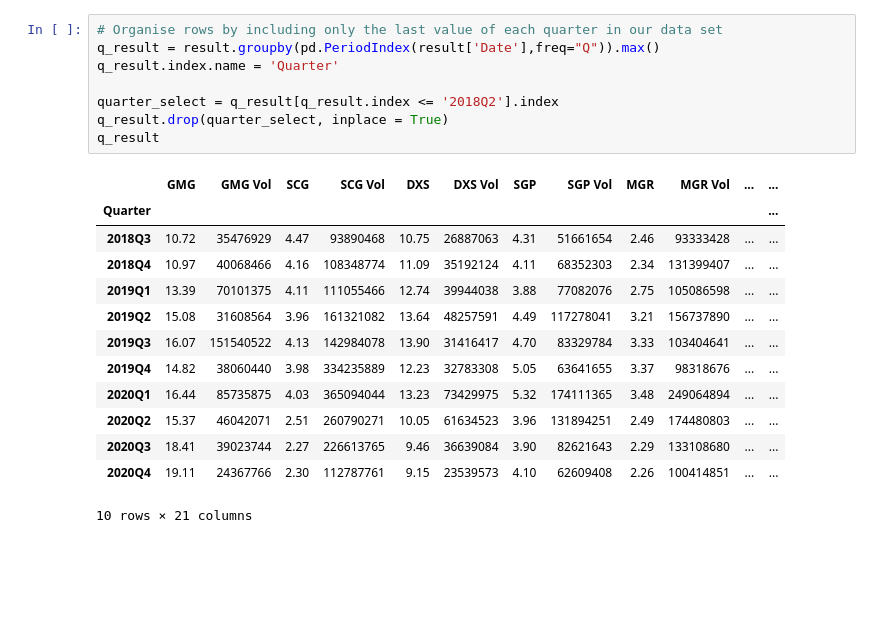
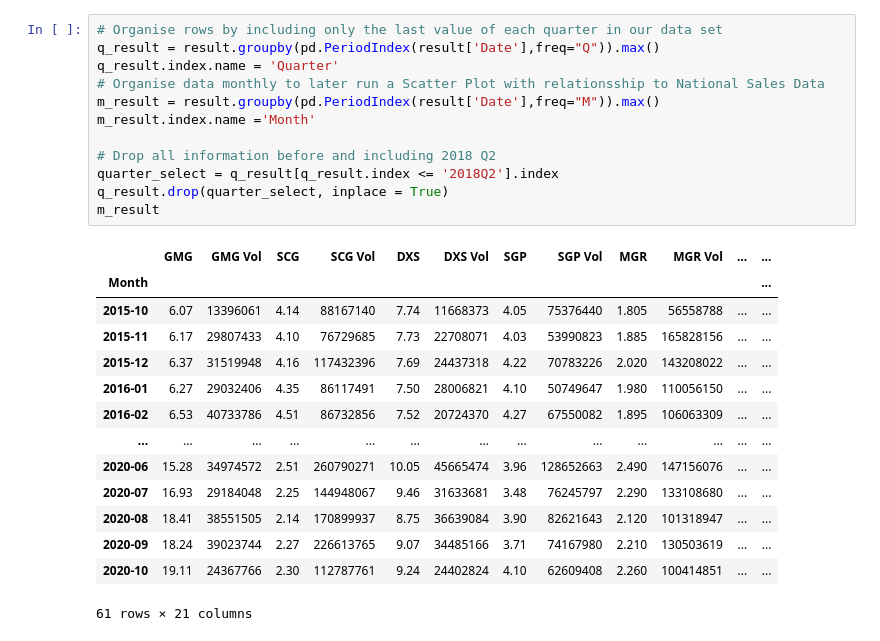
Before and after one commit to Supasyl/Data-Analytics-Project-1, a Jupyter notebook: Project 1.3 Notebooks/Stock Analysis .ipynb, the cells around one changed output. Cells and saved outputs as stored; diff of their text form; blank space fills up the shorter version.

```diff
--- a/Project 1.3 Notebooks/Stock Analysis .ipynb
+++ b/Project 1.3 Notebooks/Stock Analysis .ipynb
@@ -110,23 +123,28 @@ result
 # %%
 # Organise rows by including only the last value of each quarter in our data set
 q_result = result.groupby(pd.PeriodIndex(result['Date'],freq="Q")).max()
 q_result.index.name = 'Quarter'
+# Organise data monthly to later run a Scatter Plot with relationsship to National Sales Data
+m_result = result.groupby(pd.PeriodIndex(result['Date'],freq="M")).max()
+m_result.index.name ='Month'
 
+# Drop all information before and including 2018 Q2
 quarter_select = q_result[q_result.index <= '2018Q2'].index
 q_result.drop(quarter_select, inplace = True)
-q_result
+m_result
 # %% [output]
 |  | GMG | GMG Vol | SCG | SCG Vol | DXS | DXS Vol | SGP | SGP Vol | MGR | MGR Vol | ... | ... |
-| Quarter |  |  |  |  |  |  |  |  |  |  |  | ... |
-| 2018Q3 | 10.72 | 35476929 | 4.47 | 93890468 | 10.75 | 26887063 | 4.31 | 51661654 | 2.46 | 93333428 | ... | ... |
-| 2018Q4 | 10.97 | 40068466 | 4.16 | 108348774 | 11.09 | 35192124 | 4.11 | 68352303 | 2.34 | 131399407 | ... | ... |
-| 2019Q1 | 13.39 | 70101375 | 4.11 | 111055466 | 12.74 | 39944038 | 3.88 | 77082076 | 2.75 | 105086598 | ... | ... |
-| 2019Q2 | 15.08 | 31608564 | 3.96 | 161321082 | 13.64 | 48257591 | 4.49 | 117278041 | 3.21 | 156737890 | ... | ... |
-| 2019Q3 | 16.07 | 151540522 | 4.13 | 142984078 | 13.90 | 31416417 | 4.70 | 83329784 | 3.33 | 103404641 | ... | ... |
-| 2019Q4 | 14.82 | 38060440 | 3.98 | 334235889 | 12.23 | 32783308 | 5.05 | 63641655 | 3.37 | 98318676 | ... | ... |
-| 2020Q1 | 16.44 | 85735875 | 4.03 | 365094044 | 13.23 | 73429975 | 5.32 | 174111365 | 3.48 | 249064894 | ... | ... |
-| 2020Q2 | 15.37 | 46042071 | 2.51 | 260790271 | 10.05 | 61634523 | 3.96 | 131894251 | 2.49 | 174480803 | ... | ... |
-| 2020Q3 | 18.41 | 39023744 | 2.27 | 226613765 | 9.46 | 36639084 | 3.90 | 82621643 | 2.29 | 133108680 | ... | ... |
-| 2020Q4 | 19.11 | 24367766 | 2.30 | 112787761 | 9.15 | 23539573 | 4.10 | 62609408 | 2.26 | 100414851 | ... | ... |
+| Month |  |  |  |  |  |  |  |  |  |  |  | ... |
+| 2015-10 | 6.07 | 13396061 | 4.14 | 88167140 | 7.74 | 11668373 | 4.05 | 75376440 | 1.805 | 56558788 | ... | ... |
+| 2015-11 | 6.17 | 29807433 | 4.10 | 76729685 | 7.73 | 22708071 | 4.03 | 53990823 | 1.885 | 165828156 | ... | ... |
+| 2015-12 | 6.37 | 31519948 | 4.16 | 117432396 | 7.69 | 24437318 | 4.22 | 70783226 | 2.020 | 143208022 | ... | ... |
+| 2016-01 | 6.27 | 29032406 | 4.35 | 86117491 | 7.50 | 28006821 | 4.10 | 50749647 | 1.980 | 110056150 | ... | ... |
+| 2016-02 | 6.53 | 40733786 | 4.51 | 86732856 | 7.52 | 20724370 | 4.27 | 67550082 | 1.895 | 106063309 | ... | ... |
+| ... | ... | ... | ... | ... | ... | ... | ... | ... | ... | ... | ... | ... |
+| 2020-06 | 15.28 | 34974572 | 2.51 | 260790271 | 10.05 | 45665474 | 3.96 | 128652663 | 2.490 | 147156076 | ... | ... |
+| 2020-07 | 16.93 | 29184048 | 2.25 | 144948067 | 9.46 | 31633681 | 3.48 | 76245797 | 2.290 | 133108680 | ... | ... |
+| 2020-08 | 18.41 | 38551505 | 2.14 | 170899937 | 8.75 | 36639084 | 3.90 | 82621643 | 2.120 | 101318947 | ... | ... |
+| 2020-09 | 18.24 | 39023744 | 2.27 | 226613765 | 9.07 | 34485166 | 3.71 | 74167980 | 2.210 | 130503619 | ... | ... |
+| 2020-10 | 19.11 | 24367766 | 2.30 | 112787761 | 9.24 | 24402824 | 4.10 | 62609408 | 2.260 | 100414851 | ... | ... |
-10 rows × 21 columns
+61 rows × 21 columns
 # %%
```
Also changed, not shown: parts of 21 cells of this notebook, 14 other files.
